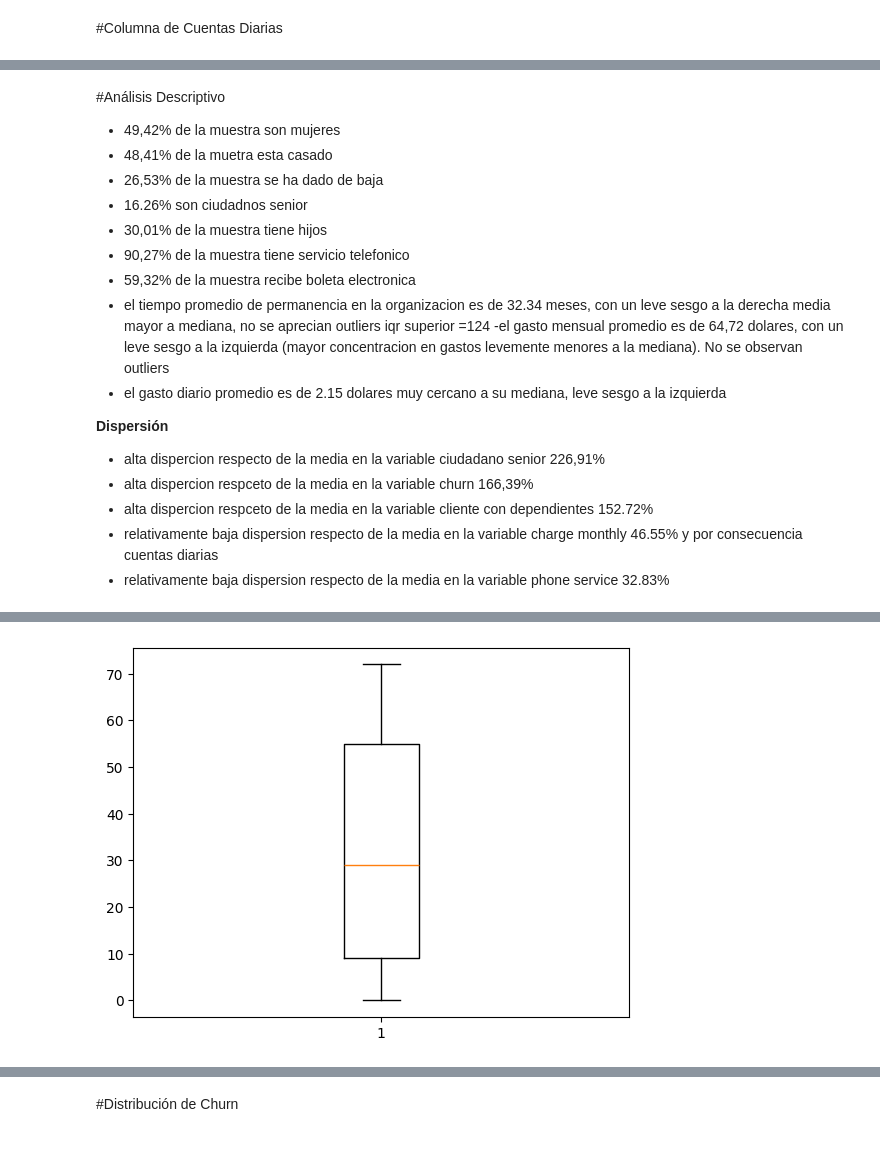
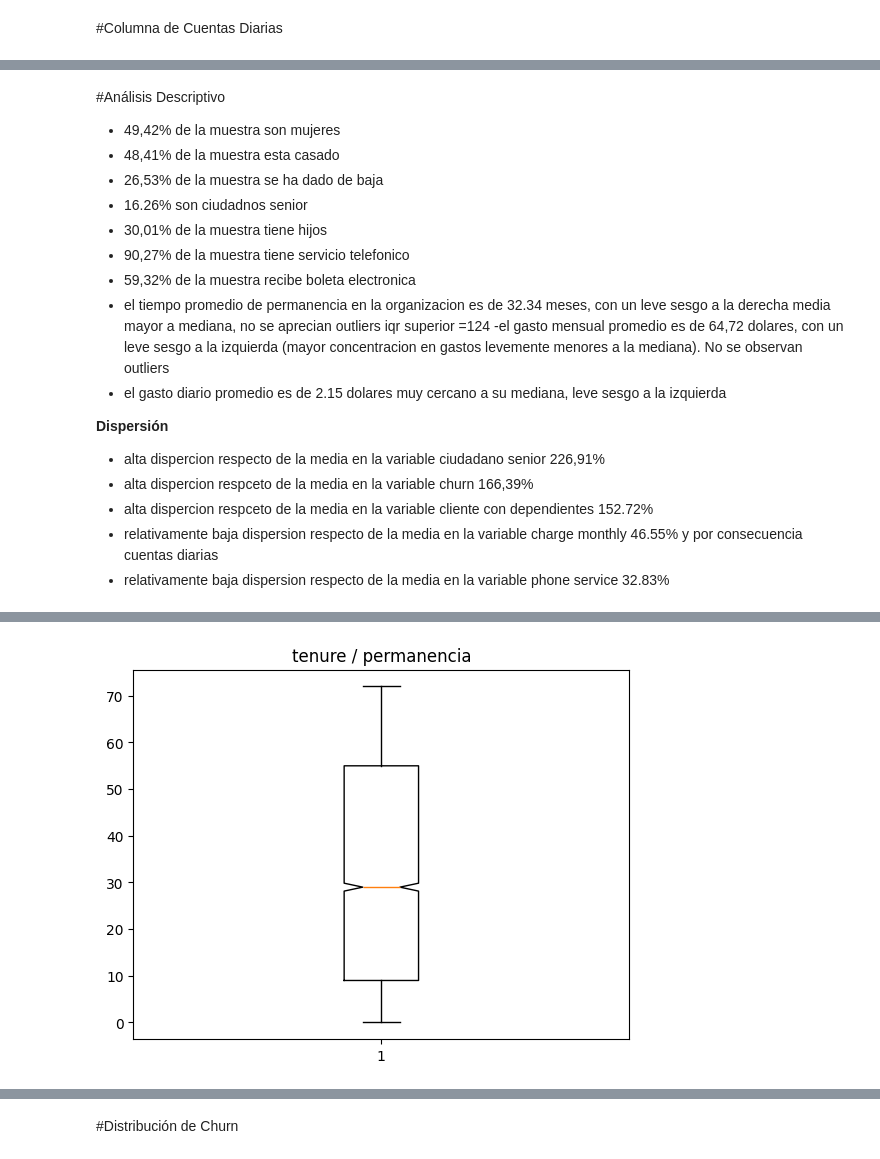
Before and after one commit to fmonteci/Challenge_2-Telecom_FM, a Jupyter notebook: Challenge2_Telecom.ipynb, the cells around one changed output, grey strips where cells are left out. Cells and saved outputs as stored; diff of their text form; code cells hidden in the pictures.

```diff
--- a/Challenge2_Telecom.ipynb
+++ b/Challenge2_Telecom.ipynb
@@ -242,7 +265,7 @@ df_normalizado.sample(10)
 #Análisis Descriptivo
 
 - 49,42% de la muestra son mujeres
-- 48,41% de la muetra esta casado
+- 48,41% de la muestra esta casado
 - 26,53% de la muestra se ha dado de baja
 - 16.26% son ciudadnos senior
 - 30,01% de la muestra tiene hijos
@@ -272,8 +295,8 @@ df_normalizado.describe()
 | 75% | 1.000000 | 1.000000 | 0.000000 | 1.000000 | 1.000000 | 55.000000 | 1.000000 | 1.000000 | ... |
 | max | 1.000000 | 1.000000 | 1.000000 | 1.000000 | 1.000000 | 72.000000 | 1.000000 | 1.000000 | ... |
 # %%
-plt.boxplot(df_normalizado["tenure"])
+plt.boxplot(df_normalizado["tenure"], plt.title("tenure / permanencia"))
 plt.show()
 # %% [output]
-[figure, old version]
+[figure, new version]
 # %%
```
Also changed, not shown: parts of 21 cells of this notebook.
